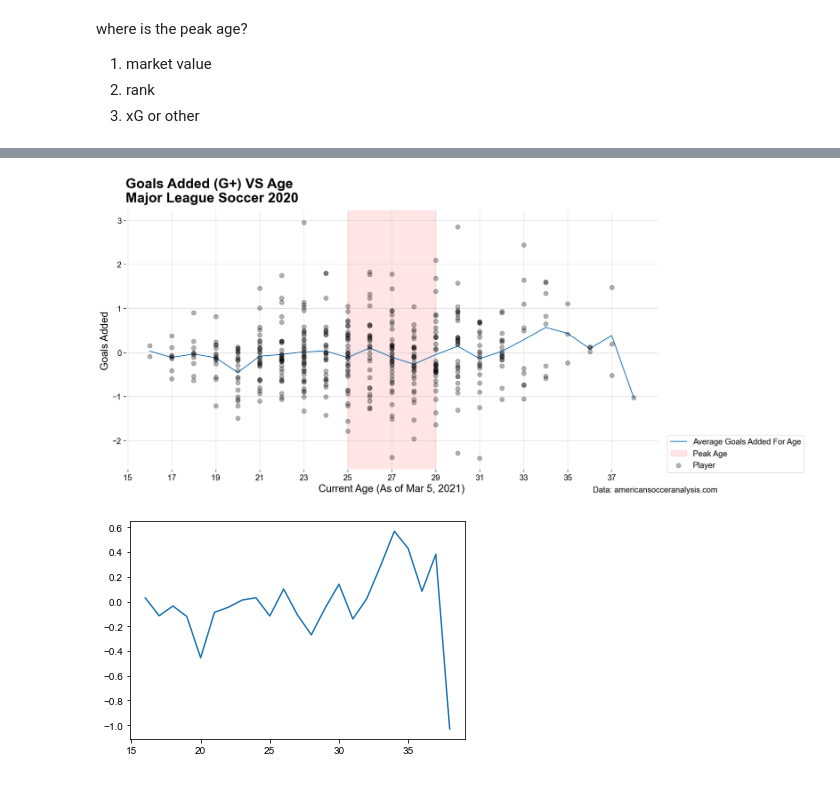
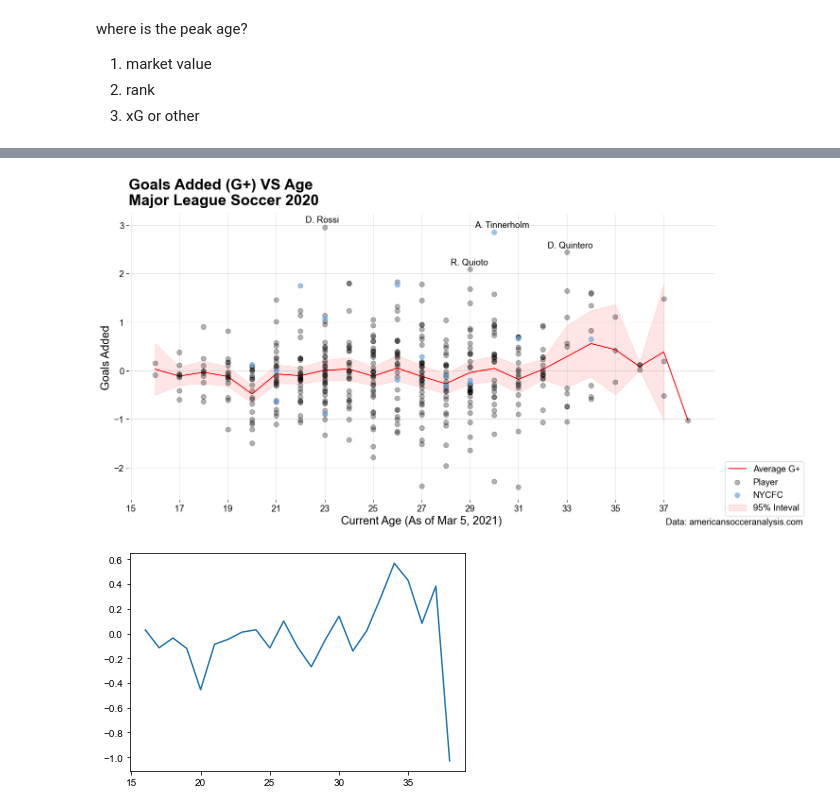
Before and after one commit to type-null/soccer-analysis, a Jupyter notebook: plot.ipynb, the cells around one changed output, grey strips where cells are left out. Drawn from its saved outputs; the diff is of its cells as text; code cells hidden in the pictures.

```diff
--- a/plot.ipynb
+++ b/plot.ipynb
@@ -209,6 +228,6 @@ where is the peak age?
 2. rank
 3. xG or other
 # %%
-ag_df = pd.read_csv('data/age_g+.csv', usecols=range(1,19))
+ag_df = pd.read_csv('data/age_g+.csv', usecols=range(1,20))
 ag_df
 # %% [output]
@@ -228,5 +247,7 @@ ag_df
 # %%
-df = ag_df
+df1 = ag_df
+df = df1[df1['Team']!='NYC']
+df2 = df1[df1['Team']=='NYC']
 a = 0.1 # color alpha
 a_grid = 0.4 # grid alpha
 # font size
@@ -246,42 +267,47 @@ ax.spines['right'].set_visible(False)
 ax.spines['left'].set_visible(False)
 
 plt.scatter(df['age'], df['Goals Added'], color='k', zorder=100, s=60, label='Player', alpha=.3)
+plt.scatter(df2['age'], df2['Goals Added'], color='#6CACE4', zorder=101, s=60, label='NYCFC', alpha=.7)
 
-# for i, txt in enumerate(mil_df['player']):
-#     plt.annotate(txt, (mil_df.loc[i,'age']-.8, mil_df.loc[i,'usd']+500000), fontsize=annof)
+ano_df = df1[df1['Goals Added']>=2].reset_index(drop=True)
 
-ax.axvspan(25, 29, alpha=a, color='r', label='Peak Age')
+for i, txt in enumerate(ano_df['player']):
+    plt.annotate(txt, (ano_df.loc[i,'age']-.8, ano_df.loc[i,'Goals Added']+.1), fontsize=annof)
+
+# ax.axvspan(25, 29, alpha=a, color='r', label='Peak Age')
 
 # calculate mean and CI
 x = sorted(df['age'].unique())
 y = np.array([])
 c = np.array([])
 for a in x:
     ya = df[df['age']==a]['Goals Added']
+    n = len(ya)
     my = np.mean(ya)
-    ci = 1.96*np.std(ya)/my
+    s = np.std(ya)
+    ci = stats.t.ppf(1-0.05, n-1)*s/np.sqrt(n)
     y = np.append(y, my)
     c = np.append(c, ci)
 
-plt.plot(x,y, label="Average Goals Added For Age")
-# plt.fill_between(x, (y-c)/100, (y+c)/100, color='b', alpha=.1)
+plt.plot(x,y, color='r', label="Average G+")
+plt.fill_between(x, (y-c), (y+c), color='r', alpha=.1, label='95% Inteval')
 
 plt.grid(alpha=a_grid)
 plt.title("Goals Added (G+) VS Age\nMajor League Soccer 2020", fontsize=titlef, y=1.02,
           fontweight='bold', loc='left')
 plt.ylabel("Goals Added", fontsize=tickf)
 plt.xlabel("Current Age (As of Mar 5, 2021)", fontsize=tickf)
 plt.xticks(range(15, 39,2), fontsize=annof)
 plt.yticks(fontsize=14)
 # ax.set_yscale('log')
 # ax.set_ylim(ymin=-40)
 # ax.set_xlim(xmin=15.5)
 plt.legend(bbox_to_anchor=(1.01, 0.15), loc='upper left', fontsize=14)
-plt.figtext(0.805, 0.06, "Data: americansocceranalysis.com", fontsize=annof)
-plt.savefig('img/marketvalue_age.png', bbox_inches='tight')
+plt.figtext(0.835, 0.06, "Data: americansocceranalysis.com", fontsize=annof)
+plt.savefig('img/g+_age.png', bbox_inches='tight')
 plt.show()
 # %% [output]
-[figure, old version]
+[figure, new version]
 # %%
 df = ag_df
 
```
Also changed, not shown: parts of 10 cells of this notebook, 8 other files.
